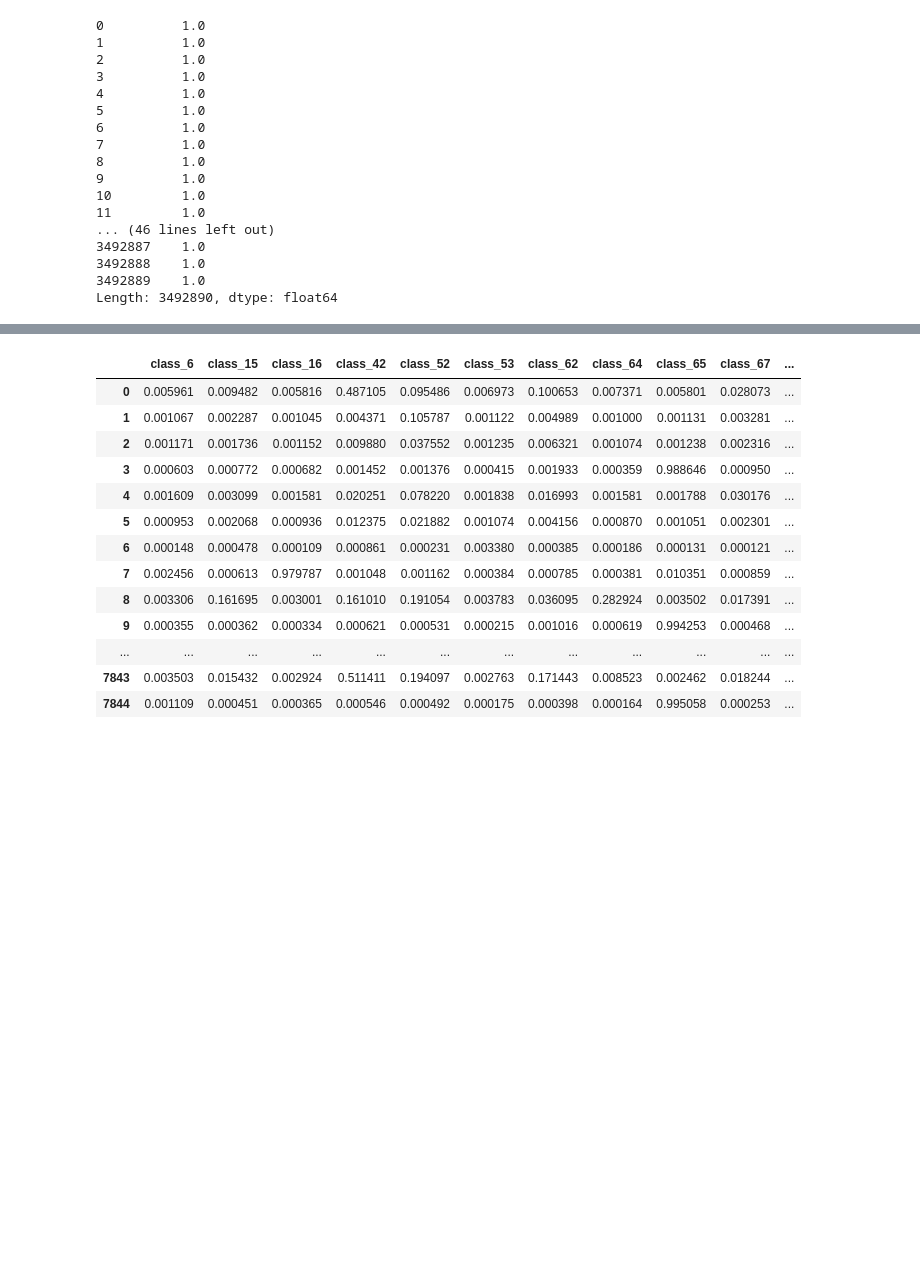
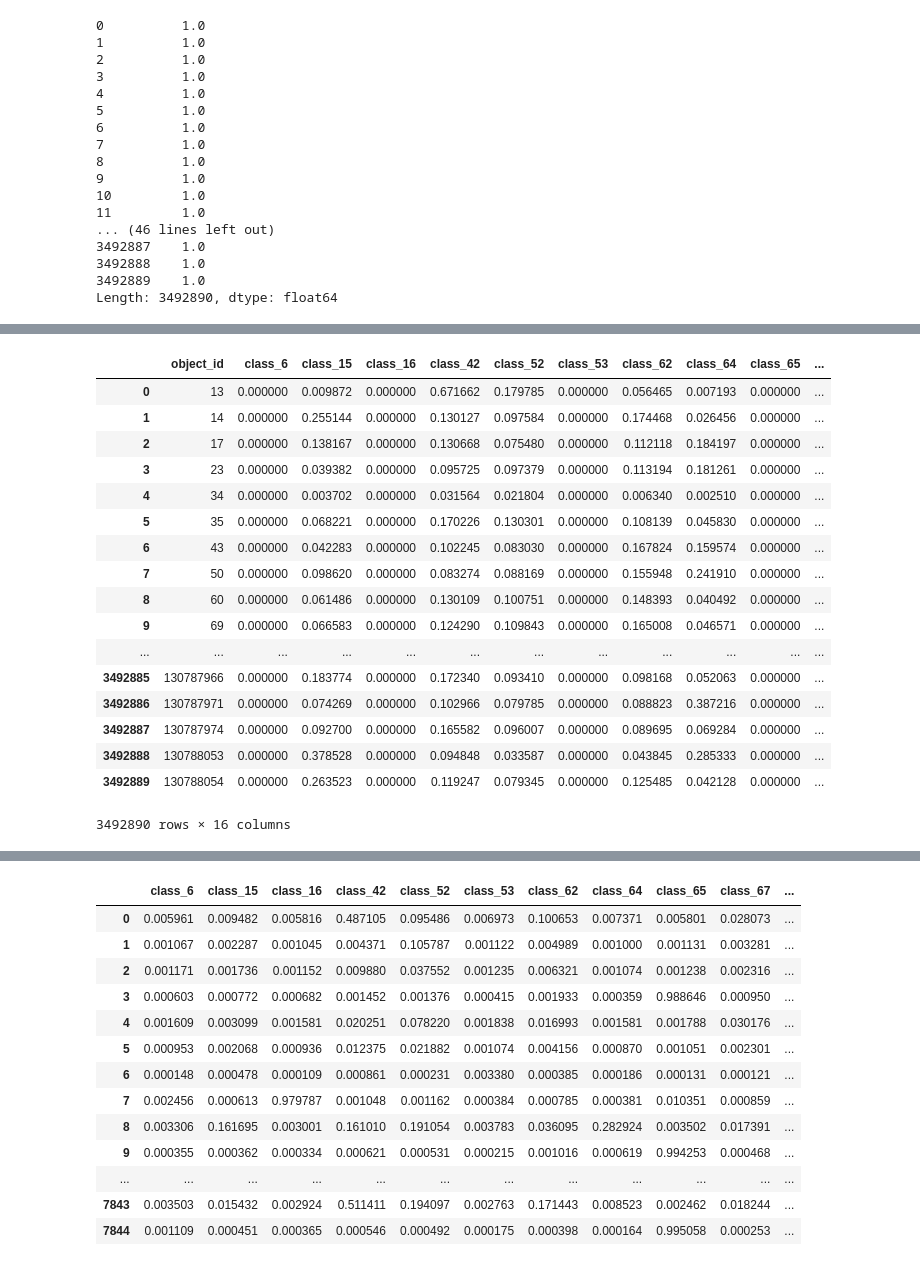
Before and after one commit to guchio3/kaggle-plasticc, a Jupyter notebook: notebook/construct_nn.ipynb, the cells around one changed output, grey strips where cells are left out. Cells and saved outputs as stored; diff of their text form; code cells hidden in the pictures; blank space fills up the shorter version.

```diff
--- a/notebook/construct_nn.ipynb
+++ b/notebook/construct_nn.ipynb
@@ -54,5 +58,5 @@ from tools.fold_resampling import get_fold_resampling_dict
 # %%
-NTHREAD = 60
+NTHREAD = 62
 random.seed(71)
 np.random.seed(42)
 torch.manual_seed(71)
@@ -250,18 +250,6 @@ train_df = feature_engineering(
 2018-11-30 02:51:14,469 __main__             739 [INFO] [feature_engineering] start fature engineering ...
 2018-11-30 02:51:41,334 __main__             774 [INFO] [feature_engineering] post processing ...
 INFO:__main__:post processing ...
-# %%
-train_df = pd.read_feather('../features/train/meta_features.ftr', nthreads=NTHREAD)
-print('done')
-with open('../lcfit/LCfit_features_train_20181129.pkl', 'rb') as fin:
-    train_df = train_df.merge(pickle.load(fin), on='object_id', how='left')
-print('done')
-
-test_df = pd.read_feather('../features/test/meta_features.ftr', nthreads=NTHREAD)
-print('done')
-with open('../lcfit/LCfit_feature_test_v1_20181203.pkl', 'rb') as fin:
-    test_df = test_df.merge(pickle.load(fin), on='object_id', how='left')
-print('done')
 # %%
 %%time
 train_df = pd.read_feather('../features/train/meta_features.ftr', nthreads=NTHREAD)
@@ -699,11 +684,11 @@ FEATURES_TO_USE = [
         '5_minus_0_max',
 #        'abs_magnitude_min',
 #        'abs_magnitude_max',
-        'abs_magnitude_mean',
-        'abs_magnitude_median',
-        'abs_magnitude_std',
-        'abs_magnitude_var',
-        'abs_magnitude_skew',
+#        'abs_magnitude_mean',
+#        'abs_magnitude_median',
+#        'abs_magnitude_std',
+#        'abs_magnitude_var',
+#        'abs_magnitude_skew',
 #        'abs_magnitude_kurtosis',
 #####        'luminosity_max',
 #####        'peak-14-14_flux_mean',
@@ -1937,0 +1926,21 @@ df.to_csv('../submissions/Booster_weight-multi-logloss-0.550968_2018-12-06-22-05
+# %%
+df
+# %% [output]
+|  | object_id | class_6 | class_15 | class_16 | class_42 | class_52 | class_53 | class_62 | class_64 | class_65 | ... |
+| 0 | 13 | 0.000000 | 0.009872 | 0.000000 | 0.671662 | 0.179785 | 0.000000 | 0.056465 | 0.007193 | 0.000000 | ... |
+| 1 | 14 | 0.000000 | 0.255144 | 0.000000 | 0.130127 | 0.097584 | 0.000000 | 0.174468 | 0.026456 | 0.000000 | ... |
+| 2 | 17 | 0.000000 | 0.138167 | 0.000000 | 0.130668 | 0.075480 | 0.000000 | 0.112118 | 0.184197 | 0.000000 | ... |
+| 3 | 23 | 0.000000 | 0.039382 | 0.000000 | 0.095725 | 0.097379 | 0.000000 | 0.113194 | 0.181261 | 0.000000 | ... |
+| 4 | 34 | 0.000000 | 0.003702 | 0.000000 | 0.031564 | 0.021804 | 0.000000 | 0.006340 | 0.002510 | 0.000000 | ... |
+| 5 | 35 | 0.000000 | 0.068221 | 0.000000 | 0.170226 | 0.130301 | 0.000000 | 0.108139 | 0.045830 | 0.000000 | ... |
+| 6 | 43 | 0.000000 | 0.042283 | 0.000000 | 0.102245 | 0.083030 | 0.000000 | 0.167824 | 0.159574 | 0.000000 | ... |
+| 7 | 50 | 0.000000 | 0.098620 | 0.000000 | 0.083274 | 0.088169 | 0.000000 | 0.155948 | 0.241910 | 0.000000 | ... |
+| 8 | 60 | 0.000000 | 0.061486 | 0.000000 | 0.130109 | 0.100751 | 0.000000 | 0.148393 | 0.040492 | 0.000000 | ... |
+| 9 | 69 | 0.000000 | 0.066583 | 0.000000 | 0.124290 | 0.109843 | 0.000000 | 0.165008 | 0.046571 | 0.000000 | ... |
+| ... | ... | ... | ... | ... | ... | ... | ... | ... | ... | ... | ... |
+| 3492885 | 130787966 | 0.000000 | 0.183774 | 0.000000 | 0.172340 | 0.093410 | 0.000000 | 0.098168 | 0.052063 | 0.000000 | ... |
+| 3492886 | 130787971 | 0.000000 | 0.074269 | 0.000000 | 0.102966 | 0.079785 | 0.000000 | 0.088823 | 0.387216 | 0.000000 | ... |
+| 3492887 | 130787974 | 0.000000 | 0.092700 | 0.000000 | 0.165582 | 0.096007 | 0.000000 | 0.089695 | 0.069284 | 0.000000 | ... |
+| 3492888 | 130788053 | 0.000000 | 0.378528 | 0.000000 | 0.094848 | 0.033587 | 0.000000 | 0.043845 | 0.285333 | 0.000000 | ... |
+| 3492889 | 130788054 | 0.000000 | 0.263523 | 0.000000 | 0.119247 | 0.079345 | 0.000000 | 0.125485 | 0.042128 | 0.000000 | ... |
+3492890 rows × 16 columns
```
Also changed, not shown: parts of 17 cells of this notebook, 3 other files.
